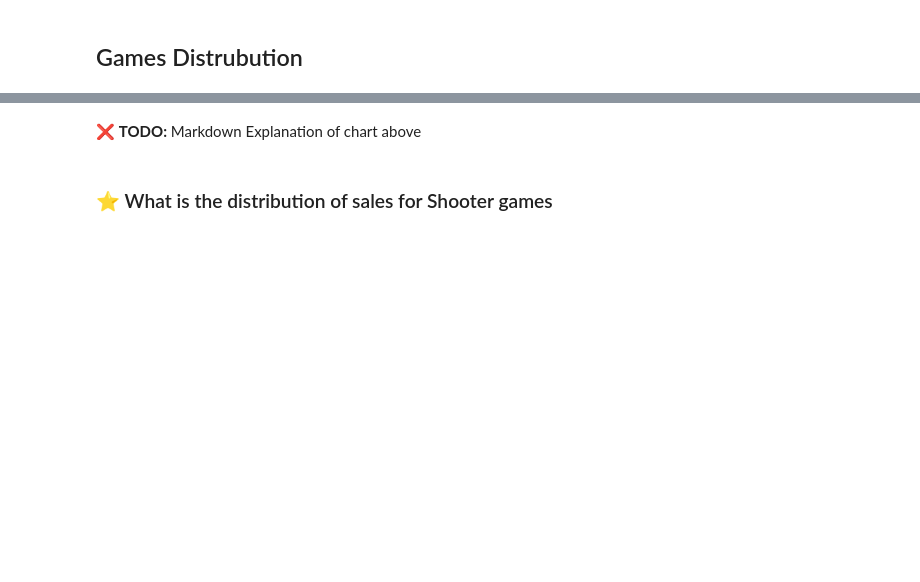
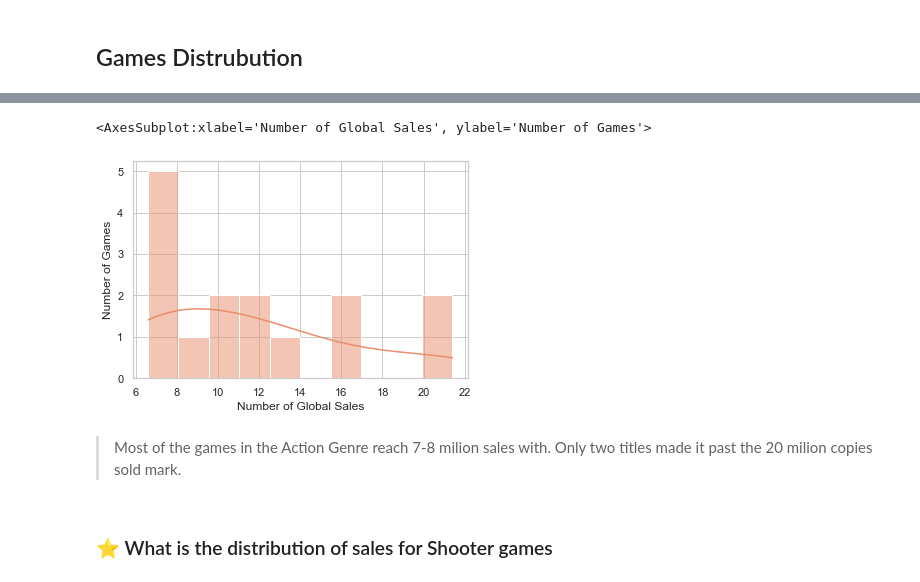
Before and after one commit to rohald89/video-game-sales, a Jupyter notebook: VideoGameDataViz.ipynb, the cells around one changed output, grey strips where cells are left out. Drawn from its saved outputs; the diff is of its cells as text; code cells hidden in the pictures; blank space fills up the shorter version.

```diff
--- a/VideoGameDataViz.ipynb
+++ b/VideoGameDataViz.ipynb
@@ -45,4 +58,14 @@ sns.lineplot(data=games, palette="rocket", x='Year', y='Global_Sales')
+# %%
+action_games = games[games['Genre'] == 'Action']
+
+plt.ylabel('Number of Games')
+plt.xlabel('Number of Global Sales')
+
+sns.histplot(data=action_games, x='Global_Sales', bins=10, kde=True)
+# %% [output]
+<AxesSubplot:xlabel='Number of Global Sales', ylabel='Number of Games'>
+[figure, added]
 # %% [markdown]
-❌ __TODO:__ Markdown Explanation of chart above
+> Most of the games in the Action Genre reach 7-8 milion sales with. Only two titles made it past the 20 milion copies sold mark.
 # %% [markdown]
 ### ⭐ What is the distribution of sales for Shooter games
```
Also changed, not shown: parts of 26 cells of this notebook.
